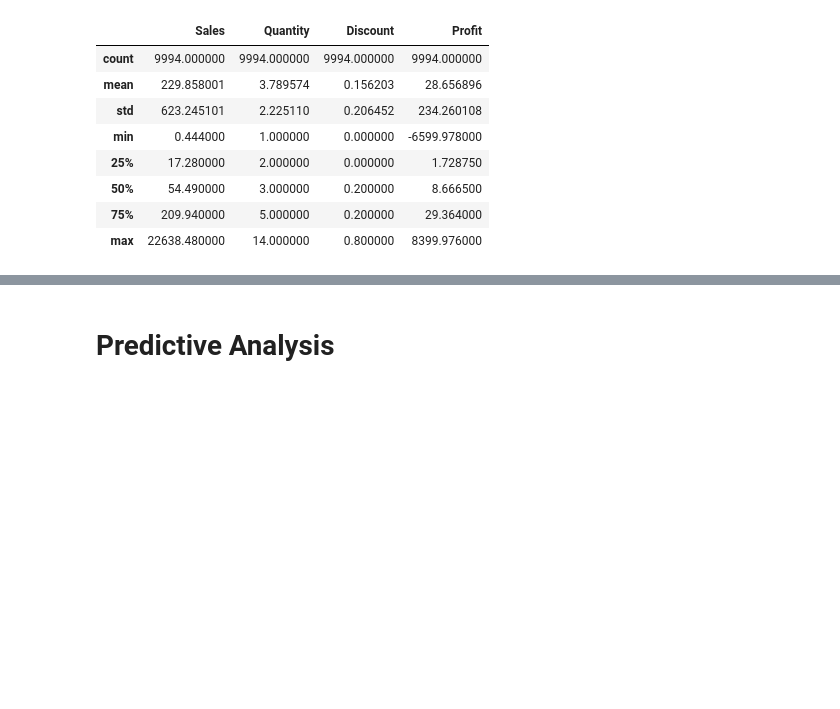
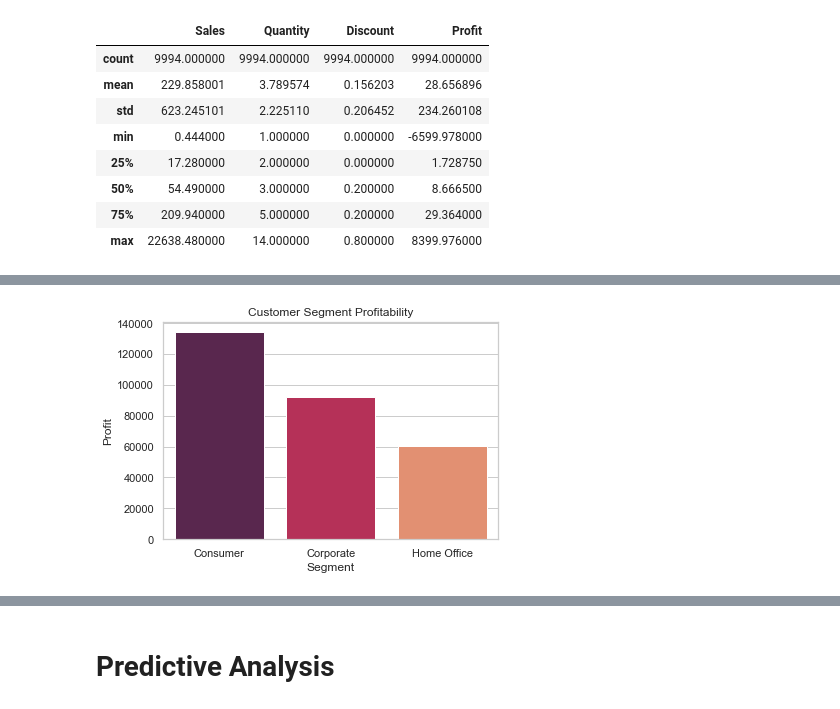
Before and after one commit to bjupreti/superstore_data_analysis, a Jupyter notebook: superstore_eda.ipynb, the cells around one changed output, grey strips where cells are left out. Saved outputs shown, nothing was run; the diff lists cells and outputs as text; code cells hidden in the pictures; blank space fills up the shorter version.

```diff
--- a/superstore_eda.ipynb
+++ b/superstore_eda.ipynb
@@ -254,0 +362,3 @@ superstore_df.describe()
+# %%
+segment_analysis = superstore_df.groupby(['Segment'])[['Profit']].sum()
+segment_analysis
@@ -254,0 +371,8 @@ superstore_df.describe()
+# %%
+# Plot Bar Plot
+sns.set_theme(style="whitegrid")
+sns.barplot(data = segment_analysis, x = segment_analysis.index, y = segment_analysis.Profit, palette = "rocket")
+plt.title("Customer Segment Profitability")
+plt.show()
+# %% [output]
+[figure, added]
```
Also changed, not shown: parts of 30 cells of this notebook.
